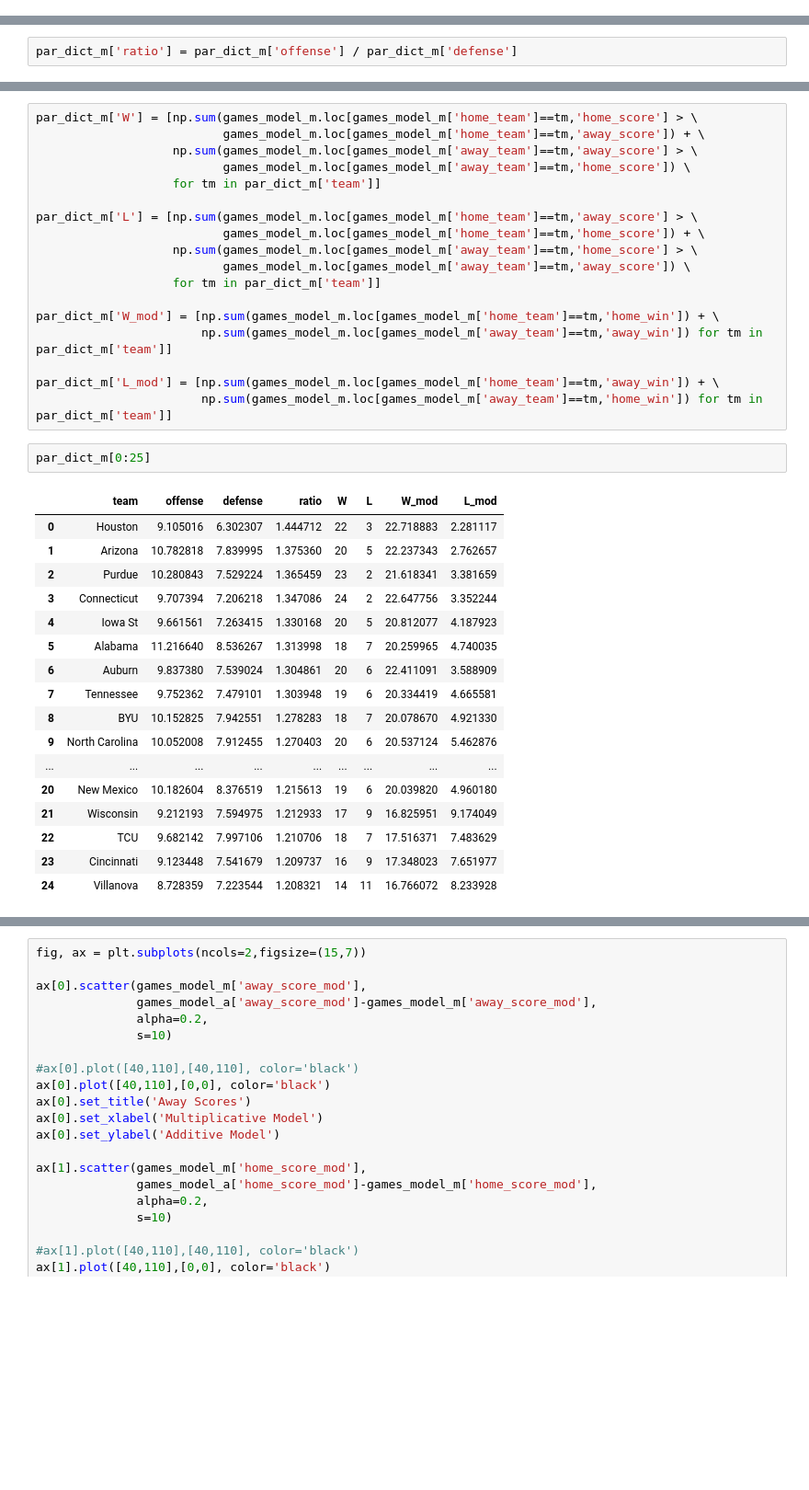
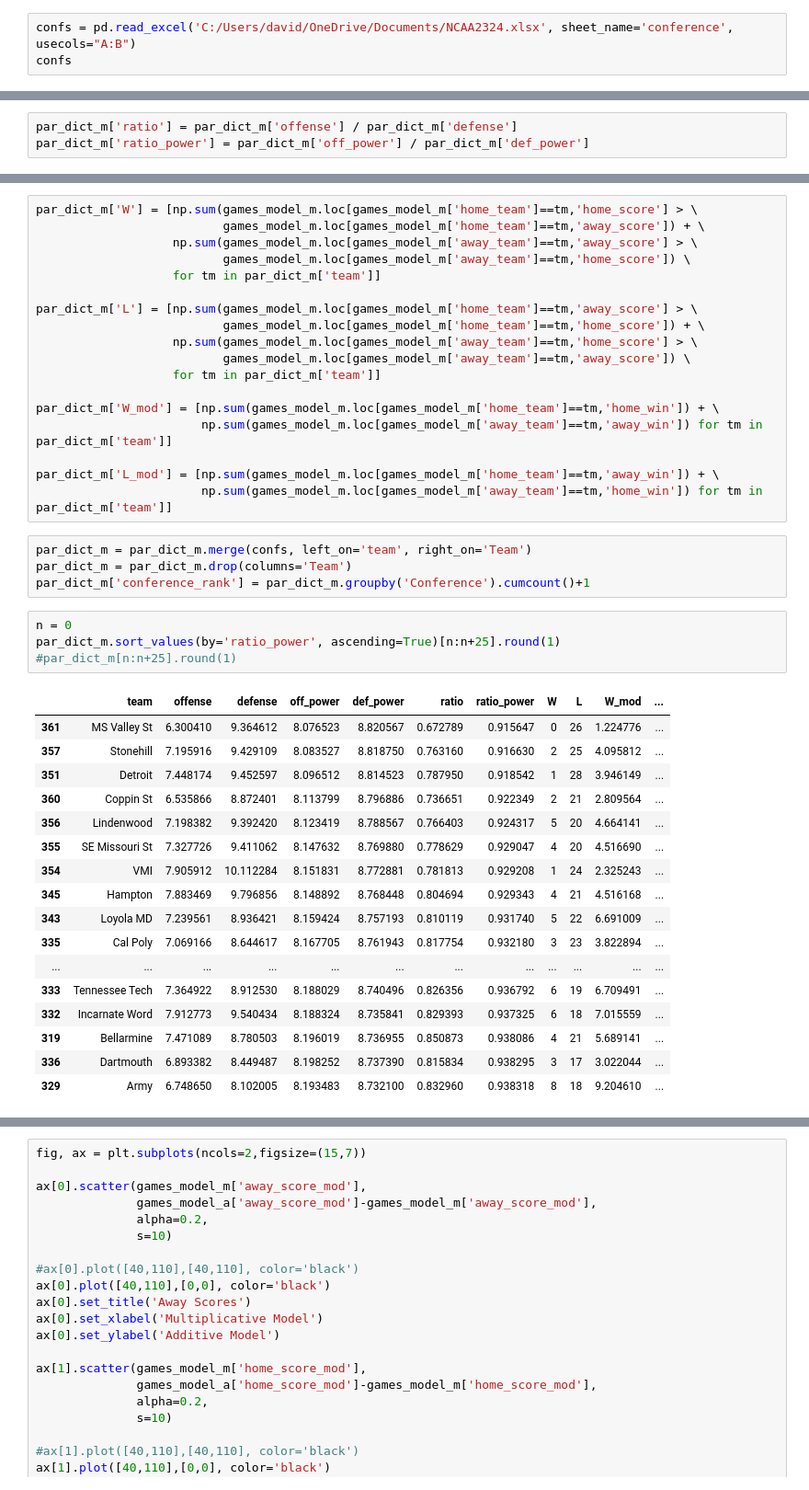
Before and after one commit to daviderics/Basketball-Model, a Jupyter notebook: bball_modeler.ipynb, the cells around one changed output, grey strips where cells are left out. Shown at 92% size. Saved outputs shown, nothing was run; the diff lists cells and outputs as text; blank space fills up the shorter version.

Commit message:
Added a power ranking feature

```diff
--- a/bball_modeler.ipynb
+++ b/bball_modeler.ipynb
@@ -123,0 +124,3 @@ games
+# %%
+confs = pd.read_excel('C:/Users/david/OneDrive/Documents/NCAA2324.xlsx', sheet_name='conference', usecols="A:B")
+confs
@@ -1068,4 +1156,5 @@ par_dict_m, h_adv_m, games_model_m = fit_parameters_correl(games,
 # %%
 par_dict_m['ratio'] = par_dict_m['offense'] / par_dict_m['defense']
+par_dict_m['ratio_power'] = par_dict_m['off_power'] / par_dict_m['def_power']
 # %%
 par_dict_m.sort_values(by='ratio', ascending=False, inplace=True)
@@ -1089,26 +1177,32 @@ par_dict_m['W_mod'] = [np.sum(games_model_m.loc[games_model_m['home_team']==tm,'
 
 par_dict_m['L_mod'] = [np.sum(games_model_m.loc[games_model_m['home_team']==tm,'away_win']) + \
                        np.sum(games_model_m.loc[games_model_m['away_team']==tm,'home_win']) for tm in par_dict_m['team']]
-# %%
-par_dict_m[0:25]
-# %% [output]
-|  | team | offense | defense | ratio | W | L | W_mod | L_mod |
-| 0 | Houston | 9.105016 | 6.302307 | 1.444712 | 22 | 3 | 22.718883 | 2.281117 |
-| 1 | Arizona | 10.782818 | 7.839995 | 1.375360 | 20 | 5 | 22.237343 | 2.762657 |
-| 2 | Purdue | 10.280843 | 7.529224 | 1.365459 | 23 | 2 | 21.618341 | 3.381659 |
-| 3 | Connecticut | 9.707394 | 7.206218 | 1.347086 | 24 | 2 | 22.647756 | 3.352244 |
-| 4 | Iowa St | 9.661561 | 7.263415 | 1.330168 | 20 | 5 | 20.812077 | 4.187923 |
-| 5 | Alabama | 11.216640 | 8.536267 | 1.313998 | 18 | 7 | 20.259965 | 4.740035 |
-| 6 | Auburn | 9.837380 | 7.539024 | 1.304861 | 20 | 6 | 22.411091 | 3.588909 |
-| 7 | Tennessee | 9.752362 | 7.479101 | 1.303948 | 19 | 6 | 20.334419 | 4.665581 |
-| 8 | BYU | 10.152825 | 7.942551 | 1.278283 | 18 | 7 | 20.078670 | 4.921330 |
-| 9 | North Carolina | 10.052008 | 7.912455 | 1.270403 | 20 | 6 | 20.537124 | 5.462876 |
-| ... | ... | ... | ... | ... | ... | ... | ... | ... |
-| 20 | New Mexico | 10.182604 | 8.376519 | 1.215613 | 19 | 6 | 20.039820 | 4.960180 |
-| 21 | Wisconsin | 9.212193 | 7.594975 | 1.212933 | 17 | 9 | 16.825951 | 9.174049 |
-| 22 | TCU | 9.682142 | 7.997106 | 1.210706 | 18 | 7 | 17.516371 | 7.483629 |
-| 23 | Cincinnati | 9.123448 | 7.541679 | 1.209737 | 16 | 9 | 17.348023 | 7.651977 |
-| 24 | Villanova | 8.728359 | 7.223544 | 1.208321 | 14 | 11 | 16.766072 | 8.233928 |
+# %%
+par_dict_m = par_dict_m.merge(confs, left_on='team', right_on='Team')
+par_dict_m = par_dict_m.drop(columns='Team')
+par_dict_m['conference_rank'] = par_dict_m.groupby('Conference').cumcount()+1
+# %%
+n = 0
+par_dict_m.sort_values(by='ratio_power', ascending=True)[n:n+25].round(1)
+#par_dict_m[n:n+25].round(1)
+# %% [output]
+|  | team | offense | defense | off_power | def_power | ratio | ratio_power | W | L | W_mod | ... |
+| 361 | MS Valley St | 6.300410 | 9.364612 | 8.076523 | 8.820567 | 0.672789 | 0.915647 | 0 | 26 | 1.224776 | ... |
+| 357 | Stonehill | 7.195916 | 9.429109 | 8.083527 | 8.818750 | 0.763160 | 0.916630 | 2 | 25 | 4.095812 | ... |
+| 351 | Detroit | 7.448174 | 9.452597 | 8.096512 | 8.814523 | 0.787950 | 0.918542 | 1 | 28 | 3.946149 | ... |
+| 360 | Coppin St | 6.535866 | 8.872401 | 8.113799 | 8.796886 | 0.736651 | 0.922349 | 2 | 21 | 2.809564 | ... |
+| 356 | Lindenwood | 7.198382 | 9.392420 | 8.123419 | 8.788567 | 0.766403 | 0.924317 | 5 | 20 | 4.664141 | ... |
+| 355 | SE Missouri St | 7.327726 | 9.411062 | 8.147632 | 8.769880 | 0.778629 | 0.929047 | 4 | 20 | 4.516690 | ... |
+| 354 | VMI | 7.905912 | 10.112284 | 8.151831 | 8.772881 | 0.781813 | 0.929208 | 1 | 24 | 2.325243 | ... |
+| 345 | Hampton | 7.883469 | 9.796856 | 8.148892 | 8.768448 | 0.804694 | 0.929343 | 4 | 21 | 4.516168 | ... |
+| 343 | Loyola MD | 7.239561 | 8.936421 | 8.159424 | 8.757193 | 0.810119 | 0.931740 | 5 | 22 | 6.691009 | ... |
+| 335 | Cal Poly | 7.069166 | 8.644617 | 8.167705 | 8.761943 | 0.817754 | 0.932180 | 3 | 23 | 3.822894 | ... |
+| ... | ... | ... | ... | ... | ... | ... | ... | ... | ... | ... | ... |
+| 333 | Tennessee Tech | 7.364922 | 8.912530 | 8.188029 | 8.740496 | 0.826356 | 0.936792 | 6 | 19 | 6.709491 | ... |
+| 332 | Incarnate Word | 7.912773 | 9.540434 | 8.188324 | 8.735841 | 0.829393 | 0.937325 | 6 | 18 | 7.015559 | ... |
+| 319 | Bellarmine | 7.471089 | 8.780503 | 8.196019 | 8.736955 | 0.850873 | 0.938086 | 4 | 21 | 5.689141 | ... |
+| 336 | Dartmouth | 6.893382 | 8.449487 | 8.198252 | 8.737390 | 0.815834 | 0.938295 | 3 | 17 | 3.022044 | ... |
+| 329 | Army | 6.748650 | 8.102005 | 8.193483 | 8.732100 | 0.832960 | 0.938318 | 8 | 18 | 9.204610 | ... |
 # %%
 h_adv_m
 # %% [output]
```
Also changed, not shown: parts of 24 cells of this notebook.
